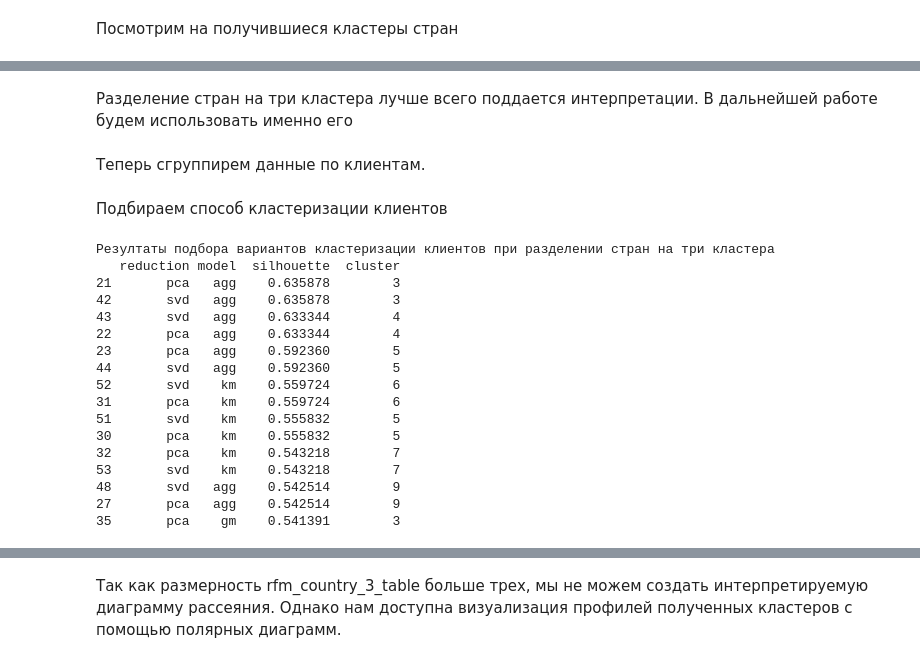
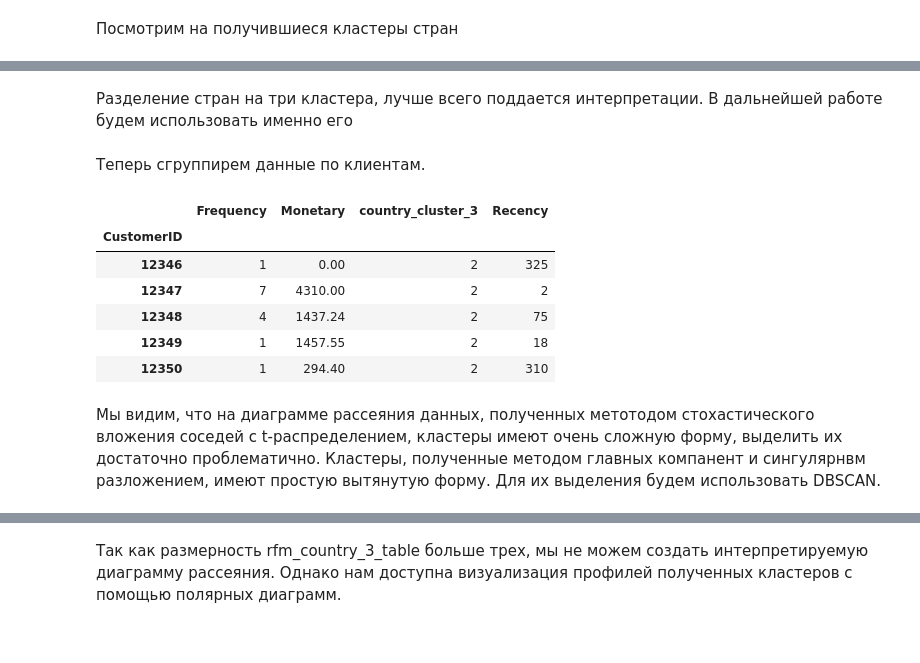
Before and after one commit to DSPilshchikov/Project_6, a Jupyter notebook: PROJECT-6._Сегментация_клиентов_онлайн-магазина.ipynb, the cells around one changed output, grey strips where cells are left out. Cells and saved outputs as stored; diff of their text form; code cells hidden in the pictures.

```diff
--- a/PROJECT-6._Сегментация_клиентов_онлайн-магазина.ipynb
+++ b/PROJECT-6._Сегментация_клиентов_онлайн-магазина.ipynb
@@ -988,6 +1018,6 @@ dtype: object
 dtype: object
 # %% [markdown]
-Разделение стран на три кластера лучше всего поддается интерпретации. В дальнейшей работе будем использовать именно его
+Разделение стран на три кластера, лучше всего поддается интерпретации. В дальнейшей работе будем использовать именно его
 # %%
 def get_country_label(x, country_clust_dict, n):
 
@@ -999,78 +1029,51 @@ def get_country_label(x, country_clust_dict, n):
         n (int): число кластеров
 
     Returns:
-        _type_: _description_
+        int: метка кластера
     """
     for i in range(n):
         if x in country_clust_dict[i]:
             return i
 
-# создаем признак принадлежности страны клиента к определенному кластеру
+# размечаем клиентов
 data_cleaned['country_cluster_3'] = data_cleaned['Country'].apply(lambda x: get_country_label(x, country_3_clust_dict, n=3))
-# data_cleaned['country_cluster_4'] = data_cleaned['Country'].apply(lambda x: get_country_label(x, country_4_clust_dict, n=4))
-# data_cleaned['country_cluster_5'] = data_cleaned['Country'].apply(lambda x: get_country_label(x, country_5_clust_dict, n=5))
 # %% [markdown]
 Теперь сгруппирем данные по клиентам.
 # %%
 def get_group_rfm_country(data_for_group, feature):
     """функция группирует данные по клиентам, создавая rfm-признаки,
     а также признак, указывающий на кластер страны клиента
 
     Args:
         data_for_group (dataframe): данные для группировки
         feature (str): название дополнительного признака
 
     Returns:
         dataframe: сгруппированные по клиентам данные
     """
     group_data = data_for_group.groupby(by='CustomerID')[['InvoiceDate',
-                                                             'InvoiceNo',
-                                                             'TotalPrice',
-                                                             feature]].agg({'InvoiceDate' : 'max',
-                                                                                       'InvoiceNo' : 'nunique',
-                                                                                       'TotalPrice' : 'sum',
-                                                                                       feature : pd.Series.mode})
+                                                          'InvoiceNo',
+                                                          'TotalPrice',
+                                                           feature]].agg({'InvoiceDate' : 'max',
+                                                                          'InvoiceNo' : 'nunique',
+                                                                          'TotalPrice' : 'sum',
+                                                                           feature : pd.Series.mode})
 
     group_data['Recency'] = (day_d - group_data['InvoiceDate']).dt.days
     group_data.rename(columns={'InvoiceNo' : 'Frequency',
-                                    'TotalPrice' : 'Monetary'}, inplace=True)
+                               'TotalPrice' : 'Monetary'}, inplace=True)
     group_data.drop('InvoiceDate', axis=1, inplace=True)
 
     return group_data
 
-
-
-rfm_country_3_table = get_group_rfm_country(data_cleaned, 'country_cluster_3')
-
-# подготовим данные для обучения
-ct_3 = make_column_transformer((OneHotEncoder(), ['country_cluster_3']),
-                             (MinMaxScaler(), ['Frequency', 'Monetary', 'Recency']))
-enc_rfm_country_3_table = ct_3.fit_transform(rfm_country_3_table)
+rfm_country_table = get_group_rfm_country(data_cleaned, 'country_cluster_3')
+rfm_table['country_label'] = rfm_country_table['country_cluster_3']
+rfm_country_table.head()
+# %% [output]
+|  | Frequency | Monetary | country_cluster_3 | Recency |
+| CustomerID |  |  |  |  |
+| 12346 | 1 | 0.00 | 2 | 325 |
+| 12347 | 7 | 4310.00 | 2 | 2 |
+| 12348 | 4 | 1437.24 | 2 | 75 |
+| 12349 | 1 | 1457.55 | 2 | 18 |
+| 12350 | 1 | 294.40 | 2 | 310 |
-# %% [markdown]
-Подбираем способ кластеризации клиентов
-# %%
-res_sil_3_country_cluster = get_silhouette_res_and_scatter(enc_array=enc_rfm_country_3_table,
-                                                           index_data=rfm_country_3_table,
-                                                           scaler=StandardScaler(),
-                                                           p=15,
-                                                           n=3)
-print('Резултаты подбора вариантов кластеризации клиентов при разделении стран на три кластера')
-print(res_sil_3_country_cluster[0].head(15))
-# %% [output]
-Резултаты подбора вариантов кластеризации клиентов при разделении стран на три кластера
-   reduction model  silhouette  cluster
-21       pca   agg    0.635878        3
-42       svd   agg    0.635878        3
-43       svd   agg    0.633344        4
-22       pca   agg    0.633344        4
-23       pca   agg    0.592360        5
-44       svd   agg    0.592360        5
-52       svd    km    0.559724        6
-31       pca    km    0.559724        6
-51       svd    km    0.555832        5
-30       pca    km    0.555832        5
-32       pca    km    0.543218        7
-53       svd    km    0.543218        7
-48       svd   agg    0.542514        9
-27       pca   agg    0.542514        9
-35       pca    gm    0.541391        3
@@ -1076,0 +1091,2 @@ print(res_sil_3_country_cluster[0].head(15))
+# %% [markdown]
+Мы видим, что на диаграмме рассеяния данных, полученных метотодом cтохастического вложения соседей с t-распределением, кластеры имеют очень сложную форму, выделить их достаточно проблематично. Кластеры, полученные методом главных компанент  и сингулярнвм разложением, имеют простую вытянутую форму. Для их выделения  будем использовать DBSCAN.
```
Also changed, not shown: parts of 68 cells of this notebook, 20 other files.
